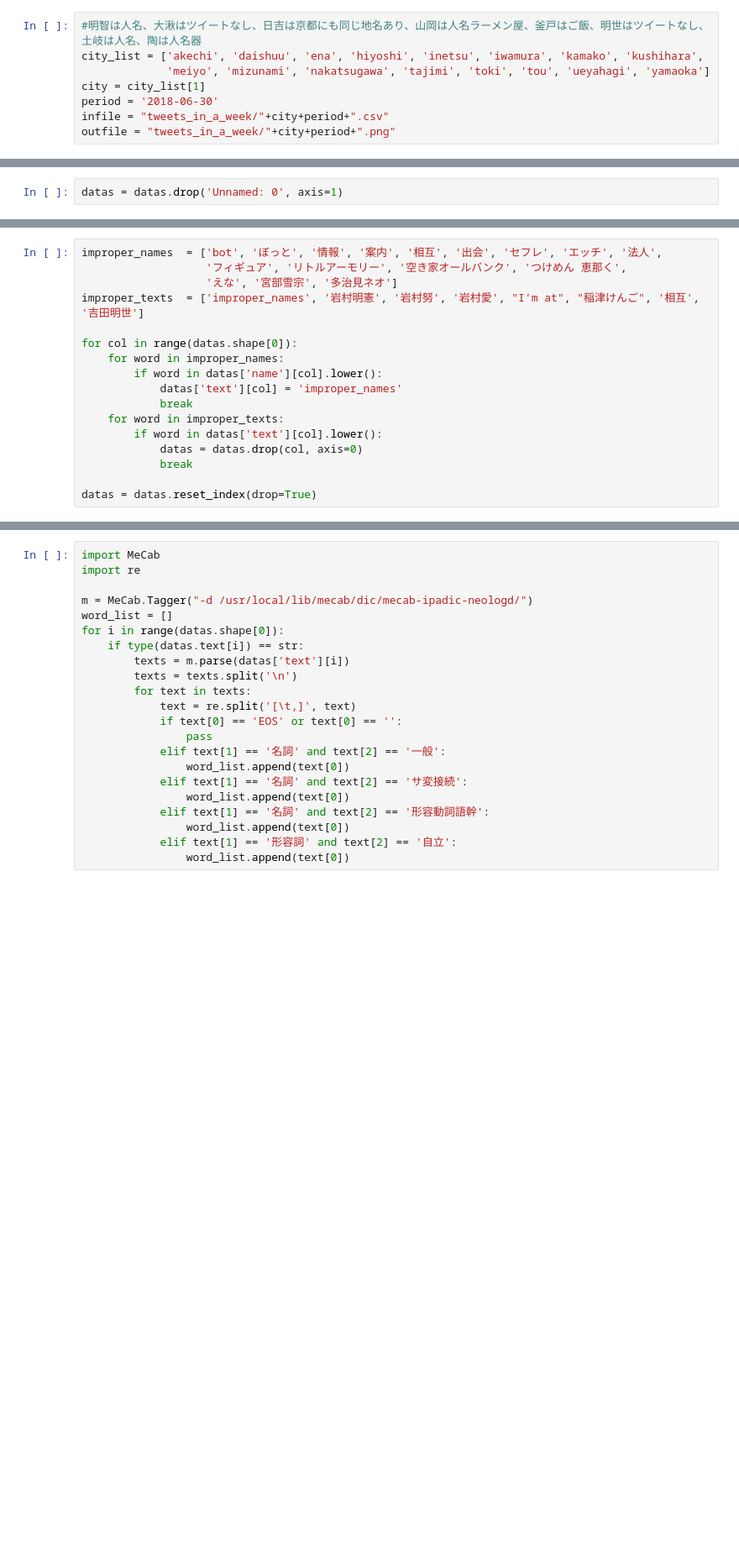
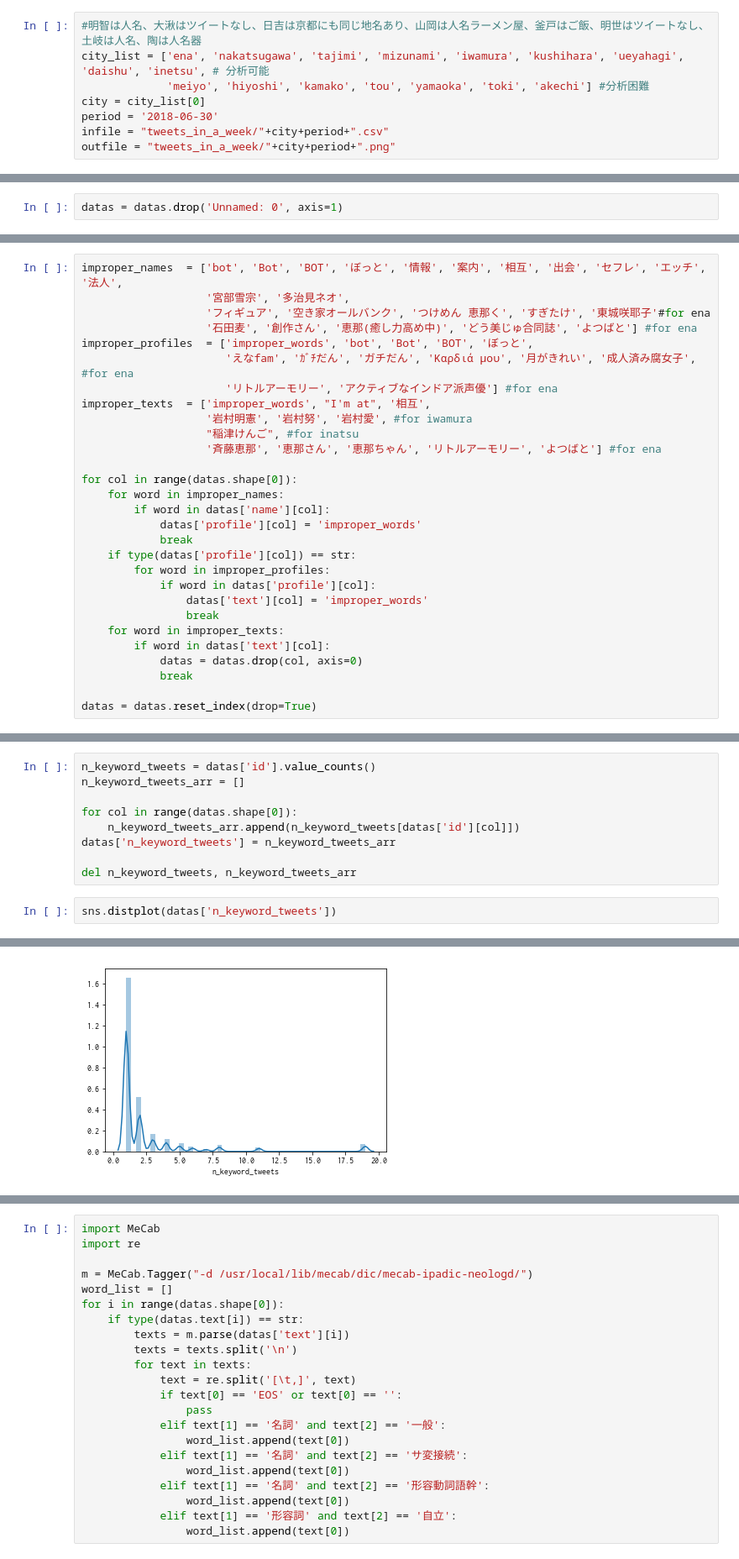
Before and after one commit to a0082273/twitter-words_with_keyword, a Jupyter notebook: count_words.ipynb, the cells around one changed output, grey strips where cells are left out. Shown at 84% size. Drawn from its saved outputs; the diff is of its cells as text; blank space fills up the shorter version.

```diff
--- a/count_words.ipynb
+++ b/count_words.ipynb
@@ -4,9 +6,9 @@ import pandas as pd
 pd.set_option("display.max_rows", 300)  #表示する行数を増やす
 # %%
 #明智は人名、大湫はツイートなし、日吉は京都にも同じ地名あり、山岡は人名ラーメン屋、釜戸はご飯、明世はツイートなし、土岐は人名、陶は人名器
-city_list = ['akechi', 'daishuu', 'ena', 'hiyoshi', 'inetsu', 'iwamura', 'kamako', 'kushihara',
-             'meiyo', 'mizunami', 'nakatsugawa', 'tajimi', 'toki', 'tou', 'ueyahagi', 'yamaoka']
-city = city_list[1]
+city_list = ['ena', 'nakatsugawa', 'tajimi', 'mizunami', 'iwamura', 'kushihara', 'ueyahagi', 'daishu', 'inetsu', # 分析可能
+             'meiyo', 'hiyoshi', 'kamako', 'tou', 'yamaoka', 'toki', 'akechi'] #分析困難
+city = city_list[0]
 period = '2018-06-30'
 infile = "tweets_in_a_week/"+city+period+".csv"
 outfile = "tweets_in_a_week/"+city+period+".png"
@@ -30,17 +53,29 @@ for col in range(datas.shape[0]):
 datas = datas.reset_index(drop=True)
 # %%
-improper_names  = ['bot', 'ぼっと', '情報', '案内', '相互', '出会', 'セフレ', 'エッチ', '法人',
-                   'フィギュア', 'リトルアーモリー', '空き家オールバンク', 'つけめん 恵那く',
-                   'えな', '宮部雪宗', '多治見ネオ']
-improper_texts  = ['improper_names', '岩村明憲', '岩村努', '岩村愛', "I'm at", "稲津けんご", '相互', '吉田明世']
+improper_names  = ['bot', 'Bot', 'BOT', 'ぼっと', '情報', '案内', '相互', '出会', 'セフレ', 'エッチ', '法人',
+                   '宮部雪宗', '多治見ネオ',
+                   'フィギュア', '空き家オールバンク', 'つけめん 恵那く', 'すぎたけ', '東城咲耶子'#for ena
+                   '石田麦', '創作さん', '恵那(癒し力高め中)', 'どう美じゅ合同誌', 'よつばと'] #for ena
+improper_profiles  = ['improper_words', 'bot', 'Bot', 'BOT', 'ぼっと',
+                      'えなfam', 'ｶﾞﾁだん', 'ガチだん', 'Καρδιά μου', '月がきれい', '成人済み腐女子', #for ena
+                      'リトルアーモリー', 'アクティブなインドア派声優'] #for ena
+improper_texts  = ['improper_words', "I'm at", '相互',
+                   '岩村明憲', '岩村努', '岩村愛', #for iwamura
+                   "稲津けんご", #for inatsu
+                   '斉藤恵那', '恵那さん', '恵那ちゃん', 'リトルアーモリー', 'よつばと'] #for ena
 
 for col in range(datas.shape[0]):
     for word in improper_names:
-        if word in datas['name'][col].lower():
-            datas['text'][col] = 'improper_names'
+        if word in datas['name'][col]:
+            datas['profile'][col] = 'improper_words'
             break
+    if type(datas['profile'][col]) == str:
+        for word in improper_profiles:
+            if word in datas['profile'][col]:
+                datas['text'][col] = 'improper_words'
+                break
     for word in improper_texts:
-        if word in datas['text'][col].lower():
+        if word in datas['text'][col]:
             datas = datas.drop(col, axis=0)
             break
 
@@ -51,0 +114,12 @@ datas
+# %%
+n_keyword_tweets = datas['id'].value_counts()
+n_keyword_tweets_arr = []
+
+for col in range(datas.shape[0]):
+    n_keyword_tweets_arr.append(n_keyword_tweets[datas['id'][col]])
+datas['n_keyword_tweets'] = n_keyword_tweets_arr
+
+del n_keyword_tweets, n_keyword_tweets_arr
+# %%
+sns.distplot(datas['n_keyword_tweets'])
+# %% [output]
@@ -51,0 +127 @@ datas
+[figure, added]
```
Also changed, not shown: parts of 27 cells of this notebook, 1 other file.
